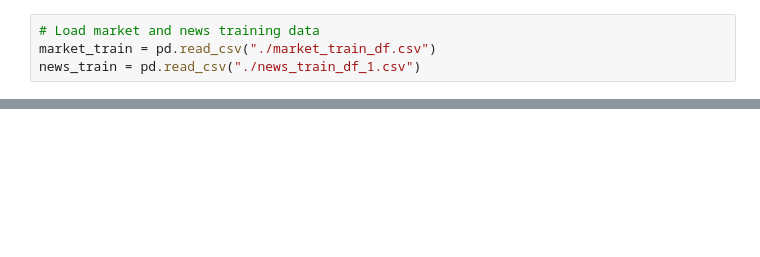
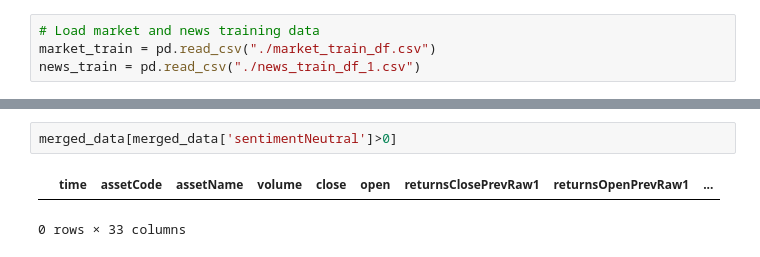
Before and after one commit to ChiPrimo/TwoSigma, a Jupyter notebook: pre_processing.ipynb, the cells around one changed output, grey strips where cells are left out. Cells and saved outputs as stored; diff of their text form; blank space fills up the shorter version.

```diff
--- a/pre_processing.ipynb
+++ b/pre_processing.ipynb
@@ -73,0 +208,5 @@ extract_by_value(merged_data, 'assetName', 'Apple Inc')
+# %%
+merged_data[merged_data['sentimentNeutral']>0]
+# %% [output]
+|  | time | assetCode | assetName | volume | close | open | returnsClosePrevRaw1 | returnsOpenPrevRaw1 | ... |
+0 rows × 33 columns
```
Also changed, not shown: parts of 8 cells of this notebook.
